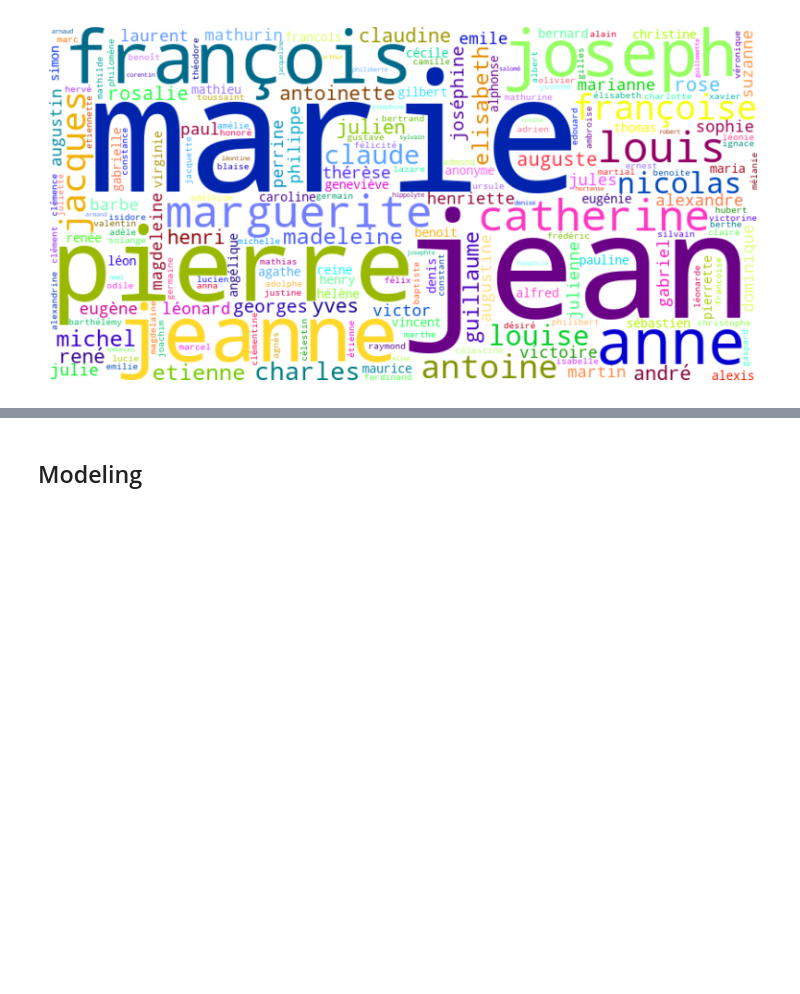
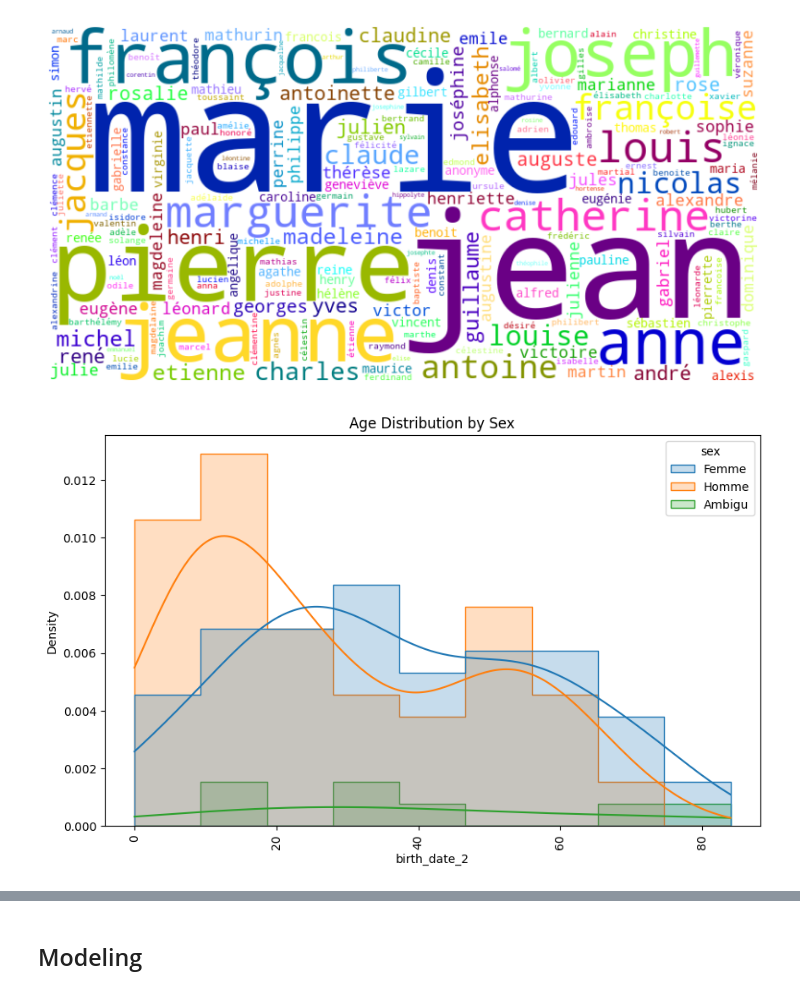
Before and after one commit to Yedson54/project-nlp-ensae3A, a Jupyter notebook: notebook/exploration.ipynb, the cells around one changed output, grey strips where cells are left out. Cells and saved outputs as stored; diff of their text form; code cells hidden in the pictures; blank space fills up the shorter version.

```diff
--- a/notebook/exploration.ipynb
+++ b/notebook/exploration.ipynb
@@ -648,3 +659,13 @@ plt.axis('off')
 plt.show()
 # %% [output]
 [figure]
+# %%
+#
+# df["birth_date_2"] = df["birth_date_2"].str.replace(r"[a-z]", "", regex=True).astype(int)
+plt.figure(figsize=(10, 6))
+sns.histplot(data=df[df["birth_date_2"] < 1000], x='birth_date_2', hue='sex', element='step', stat='density', common_norm=True, kde=True)
+plt.xticks(rotation=90)
+plt.title('Age Distribution by Sex')
+plt.show()
+# %% [output]
+[figure, added]
```
Also changed, not shown: parts of 4 cells of this notebook, 1 other file.
